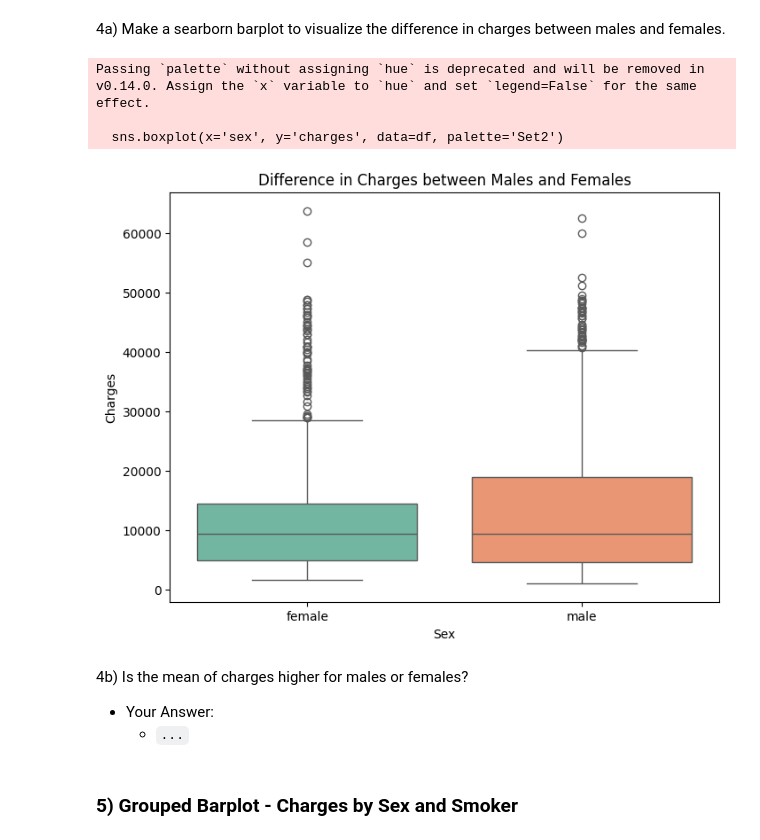
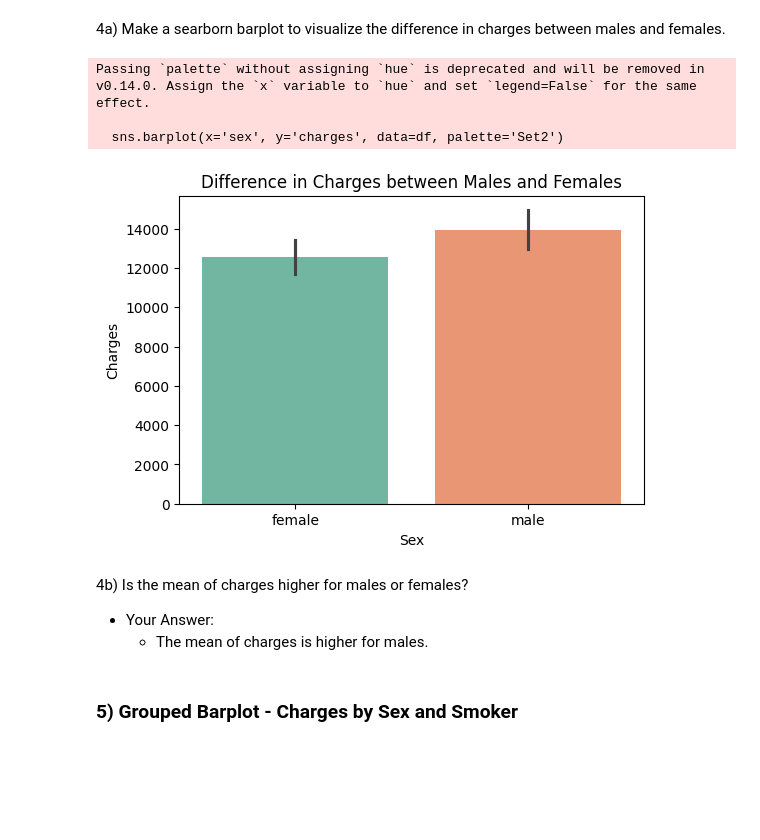
Before and after one commit to katusabevictoria/katusabevictoria, a Jupyter notebook: Data_Visualization_Core_Starter_Notebook.ipynb, the cells around one changed output. Saved outputs shown, nothing was run; the diff lists cells and outputs as text; code cells hidden in the pictures; blank space fills up the shorter version.

```diff
--- a/Data_Visualization_Core_Starter_Notebook.ipynb
+++ b/Data_Visualization_Core_Starter_Notebook.ipynb
@@ -140,22 +140,22 @@ Passing `palette` without assigning `hue` is deprecated and will be removed in v
 4a) Make a searborn barplot to visualize the difference in charges between males and females.
 # %%
 # Make a barplot of sex vs. charges
-plt.figure(figsize=(8, 6))
-sns.boxplot(x='sex', y='charges', data=df, palette='Set2')
+plt.figure(figsize=(6, 4))
+sns.barplot(x='sex', y='charges', data=df, palette='Set2')
 plt.title('Difference in Charges between Males and Females')
 plt.xlabel('Sex')
 plt.ylabel('Charges')
 plt.show()
 # %% [output]
 Passing `palette` without assigning `hue` is deprecated and will be removed in v0.14.0. Assign the `x` variable to `hue` and set `legend=False` for the same effect.
 
-  sns.boxplot(x='sex', y='charges', data=df, palette='Set2')
+  sns.barplot(x='sex', y='charges', data=df, palette='Set2')
-[figure, old version]
+[figure, new version]
 # %% [markdown]
 4b)  Is the mean of charges higher for males or females?
 
 - Your Answer:
-  - `...`
+  - The mean of charges is higher for males.
 # %% [markdown]
 ### 5\) Grouped Barplot - Charges by Sex and Smoker
 # %% [markdown]
```
Also changed, not shown: parts of 16 cells of this notebook.
